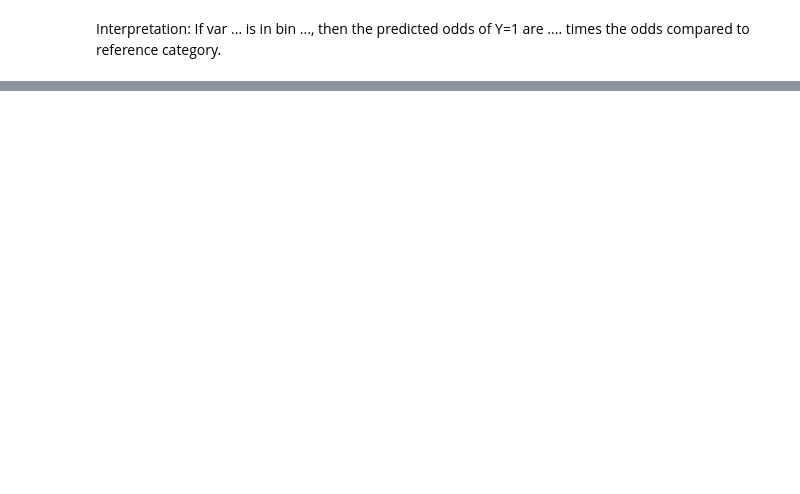
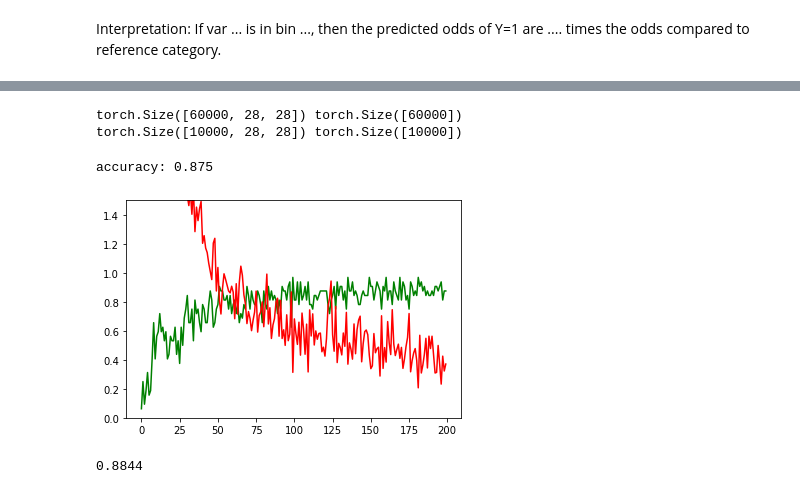
Before and after one commit to ngandlau/fun, a Jupyter notebook: understanding-lime.ipynb, the cells around one changed output, grey strips where cells are left out. Saved outputs shown, nothing was run; the diff lists cells and outputs as text; code cells hidden in the pictures; blank space fills up the shorter version.

Commit message:
Implement Lime for Images

```diff
--- a/understanding-lime.ipynb
+++ b/understanding-lime.ipynb
@@ -359,0 +388,14 @@ Interpretation: If var ... is in bin ..., then the predicted odds of Y=1 are ...
+# %%
+data_train = torchvision.datasets.MNIST(root="./mnist_data", train=True) # add download=True if you don't have it on disk
+data_test = torchvision.datasets.MNIST(root="./mnist_data", train=False) # add download=True if you don't have it on disk
+X_train, y_train = data_train.data, data_train.targets
+X_test, y_test = data_test.data, data_test.targets
+
+# normalize X_train to [0, 1]
+X_train = X_train / 255.0
+
+print(X_train.shape, y_train.shape)
+print(X_test.shape, y_test.shape)
+# %% [output]
+torch.Size([60000, 28, 28]) torch.Size([60000])
+torch.Size([10000, 28, 28]) torch.Size([10000])
@@ -359,0 +430,42 @@ Interpretation: If var ... is in bin ..., then the predicted odds of Y=1 are ...
+# %%
+# training
+BS = 32
+EPOCHS = 200
+accuracies = []
+losses = []
+for i in trange(EPOCHS):
+    net.zero_grad()
+
+    # draw random batch (mit Zurücklegen)
+    samp = np.random.randint(0, X_train.shape[0], size=(BS))
+    X = X_train[samp]
+    y = y_train[samp]
+
+    out = net(X)
+    loss = crit(out, y)
+    losses.append(loss.item())
+    # accuracy
+    preds = torch.argmax(out, dim=1)
+    acc = (preds == y).float().mean()
+    accuracies.append(acc)
+
+
+    loss.backward()
+    optim.step()
+
+print(f"accuracy: {acc}")
+plt.plot(accuracies, "g"); plt.plot(losses, "r")
+plt.ylim(0, 1.5)
+plt.show()
+# %% [output]
+accuracy: 0.875
+[figure, added]
+# %%
+# evaluation
+X = X_test.reshape((X_test.shape[0], -1)).float()
+out = net(X)
+preds = torch.argmax(out, dim=1).numpy()
+acc = (preds == y_test.numpy()).mean()
+print(acc)
+# %% [output]
+0.8844
```
Also changed, not shown: parts of 30 cells of this notebook, 1 other file.
